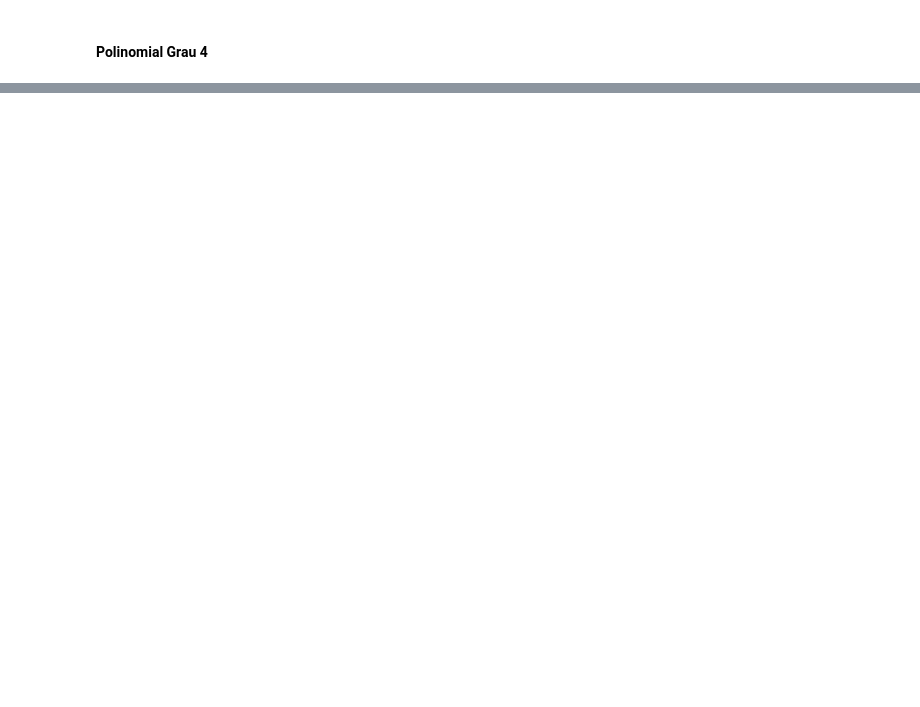
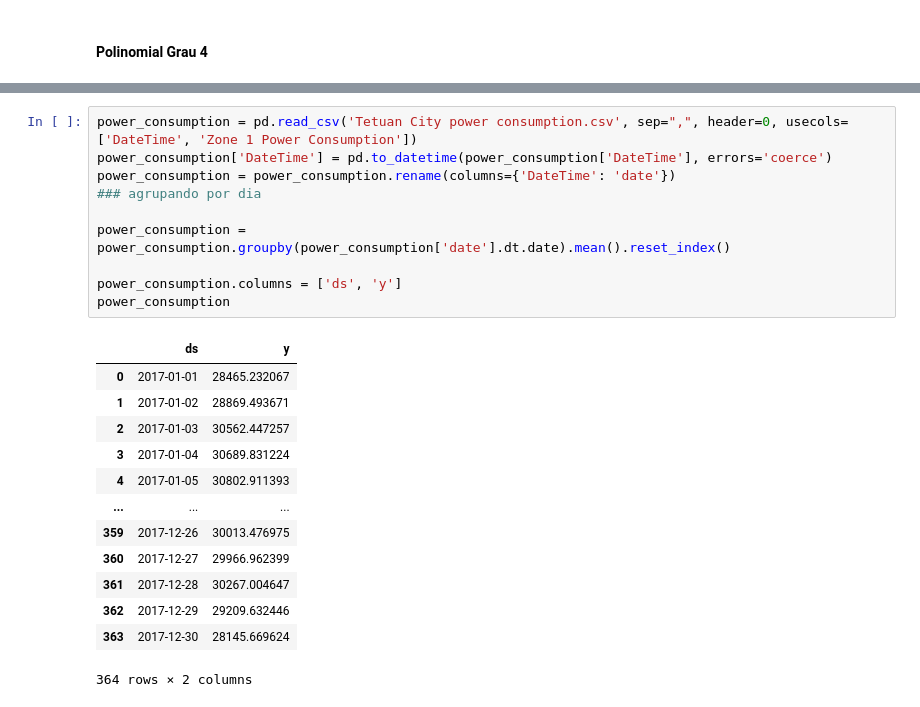
Before and after one commit to Levis33/ML-Power-consumption-of-Tetouan, a Jupyter notebook: regressao.ipynb, the cells around one changed output, grey strips where cells are left out. Drawn from its saved outputs; the diff is of its cells as text; blank space fills up the shorter version.

```diff
--- a/regressao.ipynb
+++ b/regressao.ipynb
@@ -386,0 +388,24 @@ R2 score: 0.242804
+# %%
+power_consumption = pd.read_csv('Tetuan City power consumption.csv', sep=",", header=0, usecols=['DateTime', 'Zone 1 Power Consumption'])
+power_consumption['DateTime'] = pd.to_datetime(power_consumption['DateTime'], errors='coerce')
+power_consumption = power_consumption.rename(columns={'DateTime': 'date'})
+### agrupando por dia
+
+power_consumption = power_consumption.groupby(power_consumption['date'].dt.date).mean().reset_index()
+
+power_consumption.columns = ['ds', 'y']
+power_consumption
+# %% [output]
+|  | ds | y |
+| 0 | 2017-01-01 | 28465.232067 |
+| 1 | 2017-01-02 | 28869.493671 |
+| 2 | 2017-01-03 | 30562.447257 |
+| 3 | 2017-01-04 | 30689.831224 |
+| 4 | 2017-01-05 | 30802.911393 |
+| ... | ... | ... |
+| 359 | 2017-12-26 | 30013.476975 |
+| 360 | 2017-12-27 | 29966.962399 |
+| 361 | 2017-12-28 | 30267.004647 |
+| 362 | 2017-12-29 | 29209.632446 |
+| 363 | 2017-12-30 | 28145.669624 |
+364 rows × 2 columns
```
Also changed, not shown: parts of 14 cells of this notebook.
